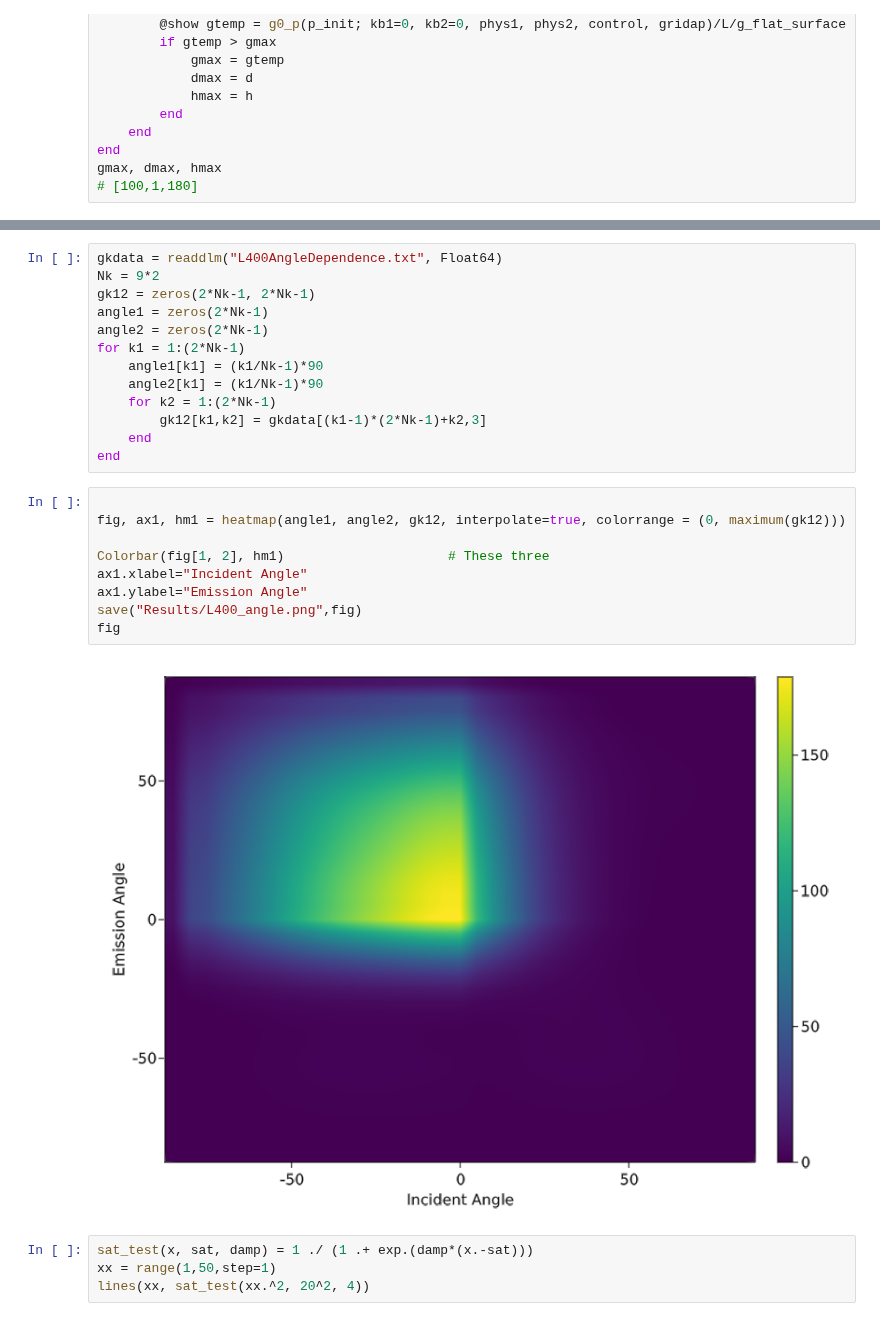
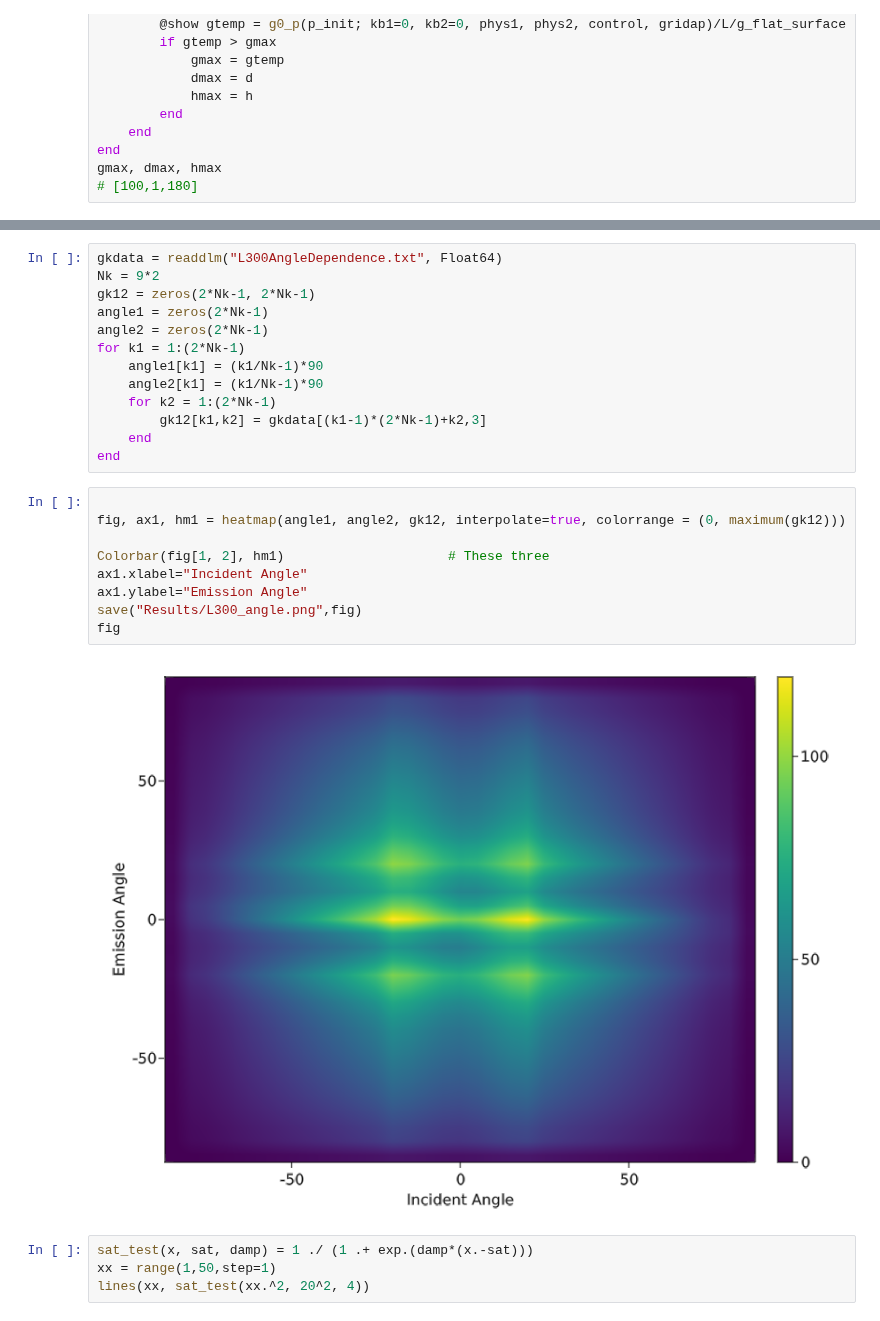
Before and after one commit to WenjieYao/RamanInFluid, a Jupyter notebook: Main.ipynb, the cells around one changed output, grey strips where cells are left out. Cells and saved outputs as stored; diff of their text form.

```diff
--- a/Main.ipynb
+++ b/Main.ipynb
@@ -611,7 +612,7 @@ for k1 = 25:(2*Nk-1)
     end
 end
 # %%
-gkdata = readdlm("L400AngleDependence.txt", Float64)
+gkdata = readdlm("L300AngleDependence.txt", Float64)
 Nk = 9*2
 gk12 = zeros(2*Nk-1, 2*Nk-1)
 angle1 = zeros(2*Nk-1)
@@ -626,14 +627,14 @@ end
 # %%
 
 fig, ax1, hm1 = heatmap(angle1, angle2, gk12, interpolate=true, colorrange = (0, maximum(gk12)))
 
 Colorbar(fig[1, 2], hm1)                     # These three
 ax1.xlabel="Incident Angle"
 ax1.ylabel="Emission Angle"
-save("Results/L400_angle.png",fig)
+save("Results/L300_angle.png",fig)
 fig
 # %% [output]
-[figure, old version]
+[figure, new version]
 # %%
 sat_test(x, sat, damp) = 1 ./ (1 .+ exp.(damp*(x.-sat)))
 xx = range(1,50,step=1)
```
Also changed, not shown: parts of 8 cells of this notebook, 23 other files.
